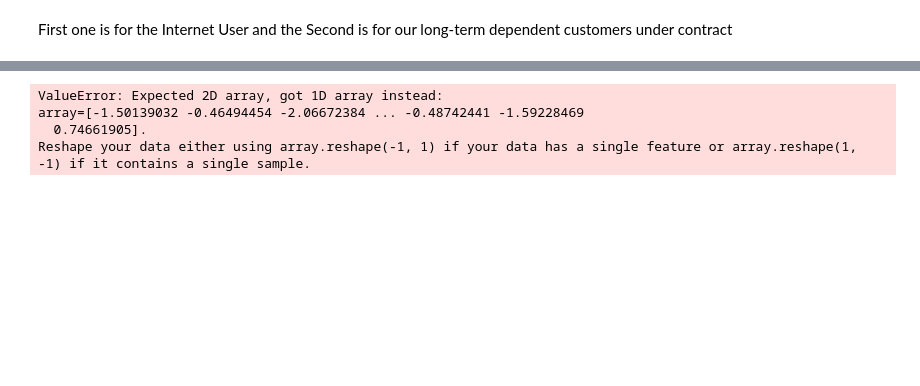
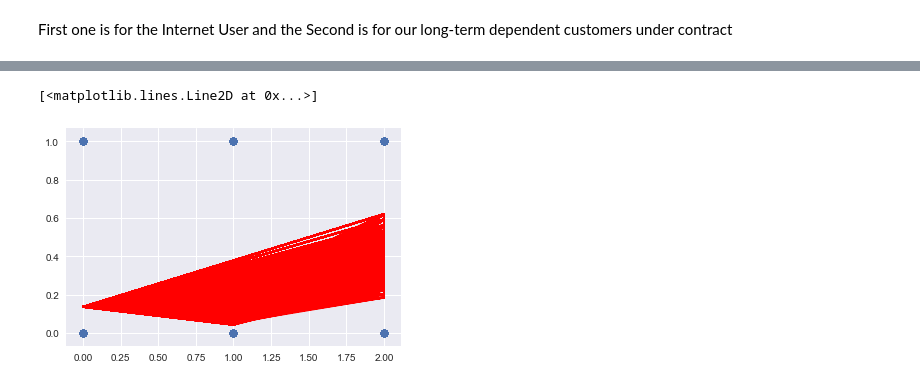
Before and after one commit to cjrutherford/mining, a Jupyter notebook: Data Mining Code Portion..ipynb, the cells around one changed output, grey strips where cells are left out. Cells and saved outputs as stored; diff of their text form; code cells hidden in the pictures; blank space fills up the shorter version.

```diff
--- a/Data Mining Code Portion..ipynb
+++ b/Data Mining Code Portion..ipynb
@@ -1152,0 +1150,4 @@ X.head()
+# %%
+X = customer_data[['InternetService','OnlineBackup','OnlineSecurity','DeviceProtection','TechSupport','StreamingTV', 'StreamingMovies']]
+Y = churn_column
+X.head()
@@ -1204,7 +1227,6 @@ First one is for the Internet User and the Second is for our long-term dependent
 # %%
-plt.scatter(classifier.predict_proba(X[1]), Y)
+plt.scatter(X['InternetService'], Y)
+plt.plot(X['InternetService'], classifier.predict_proba(X)[:,1], color='r')
 # %% [output]
-ValueError: Expected 2D array, got 1D array instead:
-array=[-1.50139032 -0.46494454 -2.06672384 ... -0.48742441 -1.59228469
-  0.74661905].
-Reshape your data either using array.reshape(-1, 1) if your data has a single feature or array.reshape(1, -1) if it contains a single sample.
+[<matplotlib.lines.Line2D at 0x...>]
+[figure, added]
```
Also changed, not shown: parts of 14 cells of this notebook, 26 other files.
